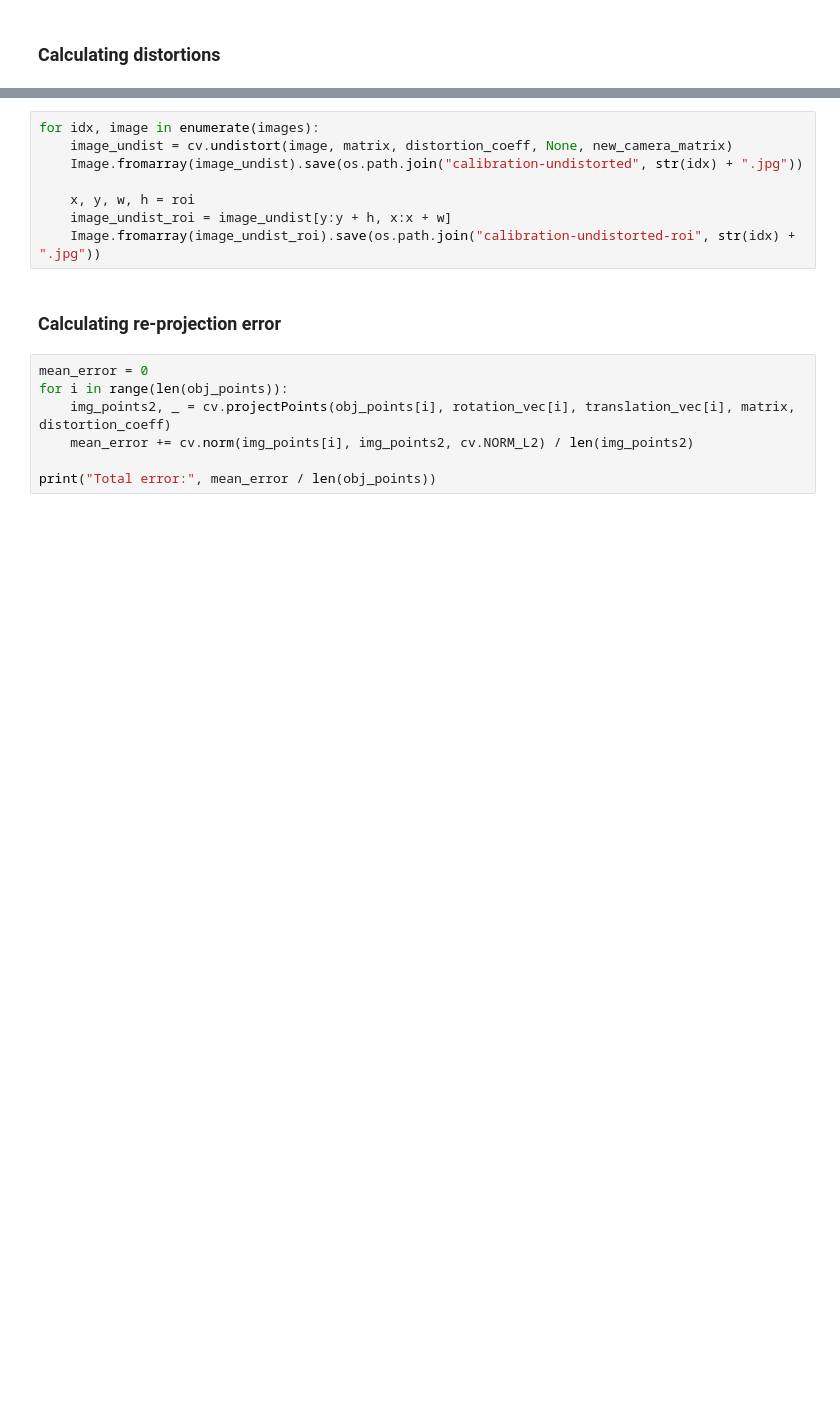
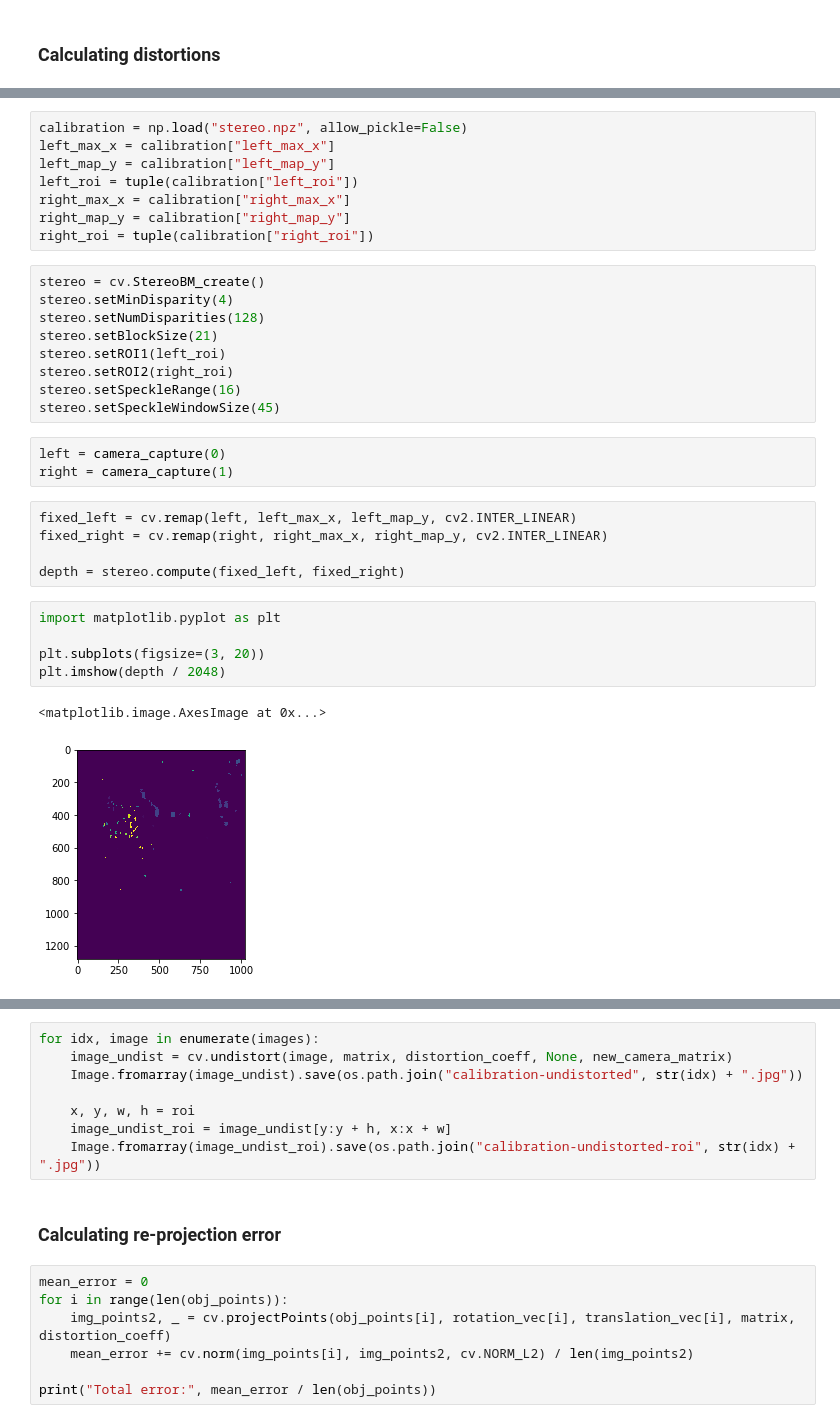
Before and after one commit to dsonyy/computer-vision, a Jupyter notebook: depth-map/depth-map.ipynb, the cells around one changed output, grey strips where cells are left out. Saved outputs shown, nothing was run; the diff lists cells and outputs as text; blank space fills up the shorter version.

Commit message:
Working on depth map

```diff
--- a/depth-map/depth-map.ipynb
+++ b/depth-map/depth-map.ipynb
@@ -241,0 +277,33 @@ error: OpenCV(4.4.0) D:\Build\OpenCV\opencv-4.4.0\modules\calib3d\src\calibratio
+# %%
+calibration = np.load("stereo.npz", allow_pickle=False)
+left_max_x = calibration["left_max_x"]
+left_map_y = calibration["left_map_y"]
+left_roi = tuple(calibration["left_roi"])
+right_max_x = calibration["right_max_x"]
+right_map_y = calibration["right_map_y"]
+right_roi = tuple(calibration["right_roi"])
+# %%
+stereo = cv.StereoBM_create()
+stereo.setMinDisparity(4)
+stereo.setNumDisparities(128)
+stereo.setBlockSize(21)
+stereo.setROI1(left_roi)
+stereo.setROI2(right_roi)
+stereo.setSpeckleRange(16)
+stereo.setSpeckleWindowSize(45)
+# %%
+left = camera_capture(0)
+right = camera_capture(1)
+# %%
+fixed_left = cv.remap(left, left_max_x, left_map_y, cv2.INTER_LINEAR)
+fixed_right = cv.remap(right, right_max_x, right_map_y, cv2.INTER_LINEAR)
+
+depth = stereo.compute(fixed_left, fixed_right)
+# %%
+import matplotlib.pyplot as plt
+
+plt.subplots(figsize=(3, 20))
+plt.imshow(depth / 2048)
+# %% [output]
+<matplotlib.image.AxesImage at 0x...>
+[figure, added]
```
Also changed, not shown: parts of 7 cells of this notebook, 1 other file.
